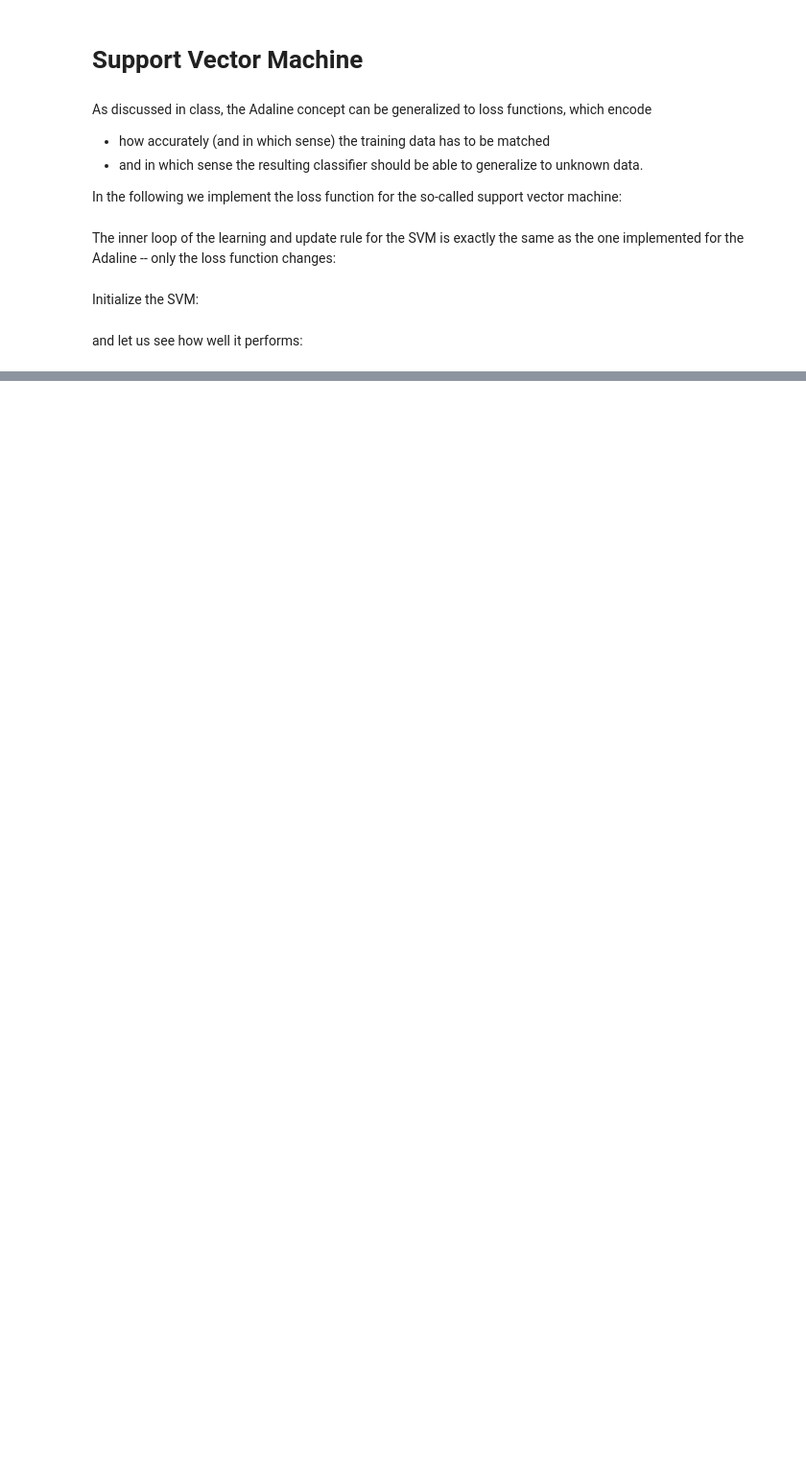
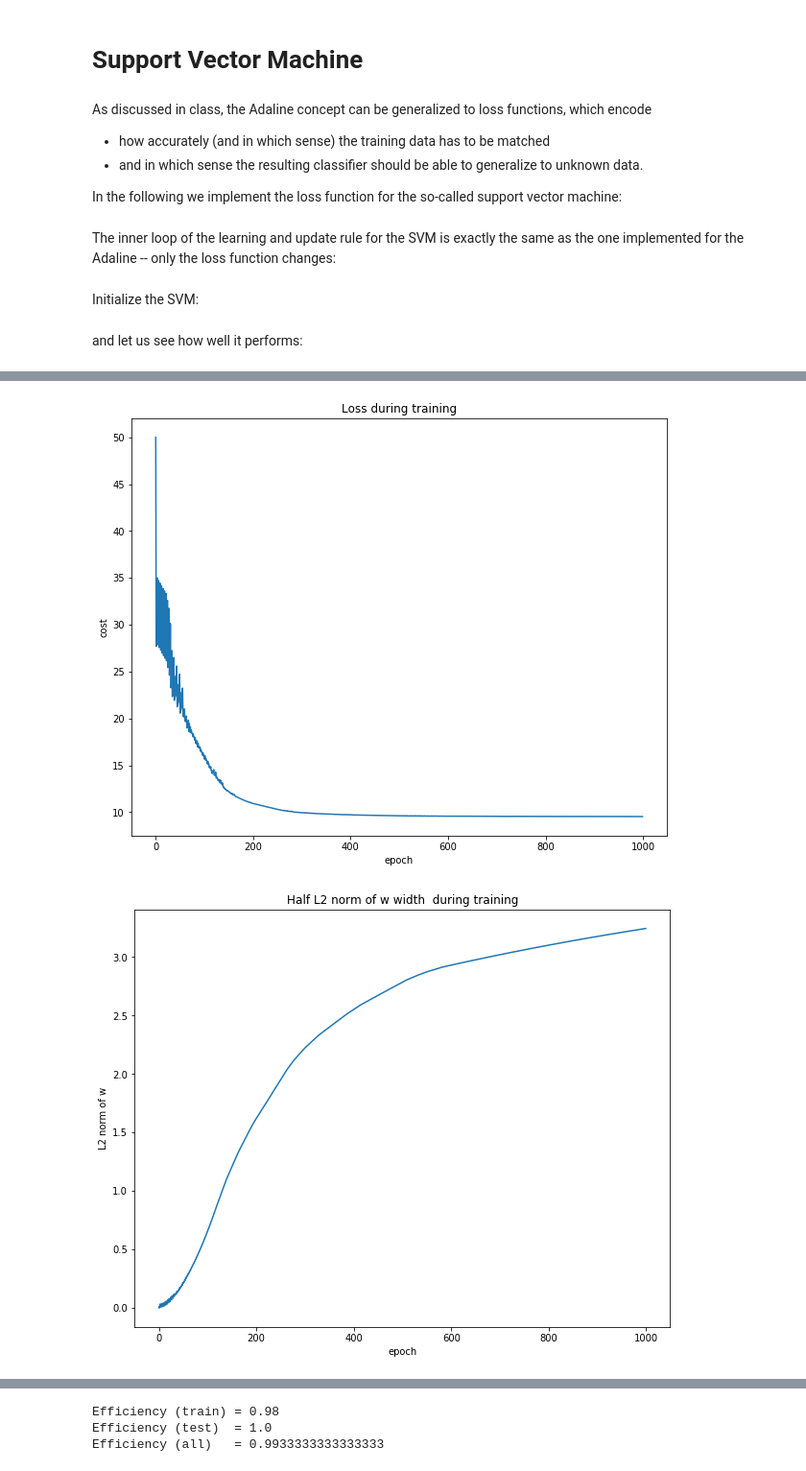
Before and after one commit to dunefox/MAML, a Jupyter notebook: src/where_to_go/iris_svm.ipynb, the cells around one changed output, grey strips where cells are left out. Shown at 96% size. Cells and saved outputs as stored; diff of their text form; code cells hidden in the pictures; blank space fills up the shorter version.

```diff
--- a/src/where_to_go/iris_svm.ipynb
+++ b/src/where_to_go/iris_svm.ipynb
@@ -126,12 +126,15 @@ In the following we implement the loss function for the so-called support vector
 # %%
 class LossSVM:
 
-    def __init__(self, l, X_train, Y_train):
+    def __init__(self, X_train, Y_train, mu=1.0):
         """
-        Initialize the parameter `l` = weight for the diameter of the margin and instances to the training data.
+        Initialize the parameter `mu` which specifies the weighting
+        between margin width and the distance to the support vectors, and
+        furthermore, the training data `X_train` and `Y_train`.
         """
 
-        self.l_ = l
+        self.mu_ = mu
+
         self.xi_ = X_train
         self.yi_ = Y_train
 
@@ -144,11 +147,11 @@ class LossSVM:
 
         self.margin = 1 - self.yi_ * ( np.dot(self.xi_, w[1:]) + w[0] )
 
-        w_norm = 1/2 * self.l_ * np.sum( w[1:]**2 )
+        w_norm = 1/2 * np.sum( w[1:]**2 )
         margin_violations = np.where(self.margin >= 0, self.margin, 0)
         margin_avg = margin_violations.sum() / len(self.xi_)
 
-        return w_norm + margin_avg
+        return w_norm + self.mu_ * margin_avg, w_norm, margin_avg
 
     def diff(self, w):
         """
@@ -166,7 +169,7 @@ class LossSVM:
         w_diffs_avg = w_sub_diffs.sum(axis=0) / len(self.xi_)
 
         ret0 = np.array([ w0_diffs_avg ])
-        ret_vec = self.l_ * w[1:] + w_diffs_avg
+        ret_vec = w[1:] + self.mu_ * w_diffs_avg
 
         return np.append(ret0, ret_vec)
 # %% [markdown]
@@ -361,8 +406,3 @@ X, Y = X_all[train_samples:], Y_all[train_samples:]
 svm = SVM(X.shape[1])
 # %% [markdown]
 and let us see how well it performs:
-# %%
-svm.learn(X_train, Y_train, l=0.05, eta=0.01, epochs=10000)
-svm.plot_train_loss()
-svm.plot_train_errors()
-svm.plot_decision_regions(X, Y, X_train, Y_train, 0.02)
@@ -372,0 +409,21 @@ svm.plot_decision_regions(X, Y, X_train, Y_train, 0.02)
+# %%
+svm.w_ = np.zeros_like(svm.w_)
+svm.learn(X_train, Y_train, mu=50, eta=0.001, epochs=1000)
+svm.plot_train_loss()
+svm.plot_train_wnorm()
+svm.plot_train_violation()
+svm.plot_train_errors()
+svm.plot_decision_regions(X, Y, X_train, Y_train, 0.02)
+
+plt.show()
+
+eff_train = svm.efficiency(X_train, Y_train)
+eff_test = svm.efficiency(X, Y)
+eff_all = svm.efficiency(X_all, Y_all)
+
+print('Efficiency (train) =', eff_train)
+print('Efficiency (test)  =', eff_test)
+print('Efficiency (all)   =', eff_all)
+# %% [output]
+[figure, added]
+[figure, added]
@@ -372,0 +433,3 @@ svm.plot_decision_regions(X, Y, X_train, Y_train, 0.02)
+Efficiency (train) = 0.98
+Efficiency (test)  = 1.0
+Efficiency (all)   = 0.9933333333333333
```
Also changed, not shown: parts of 3 cells of this notebook, 24 other files.
